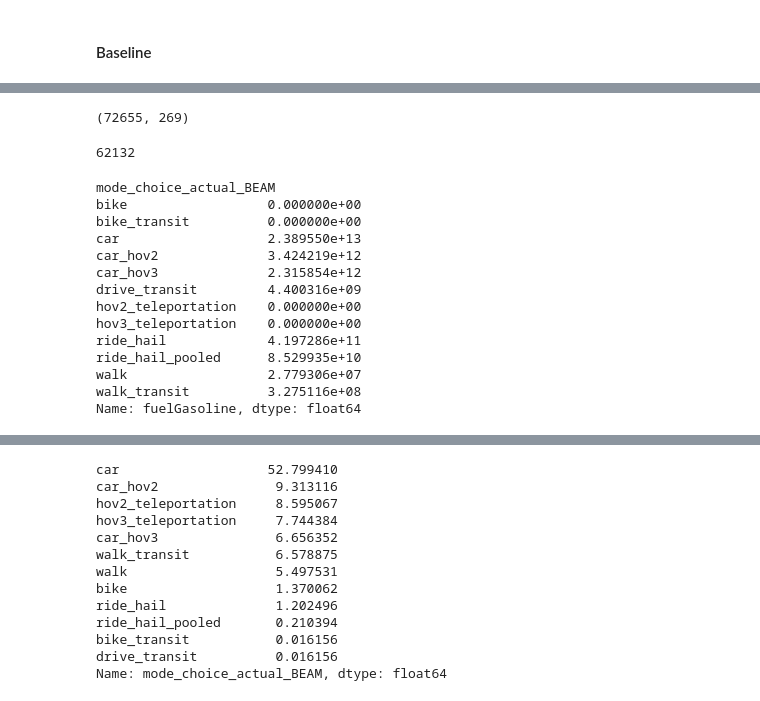
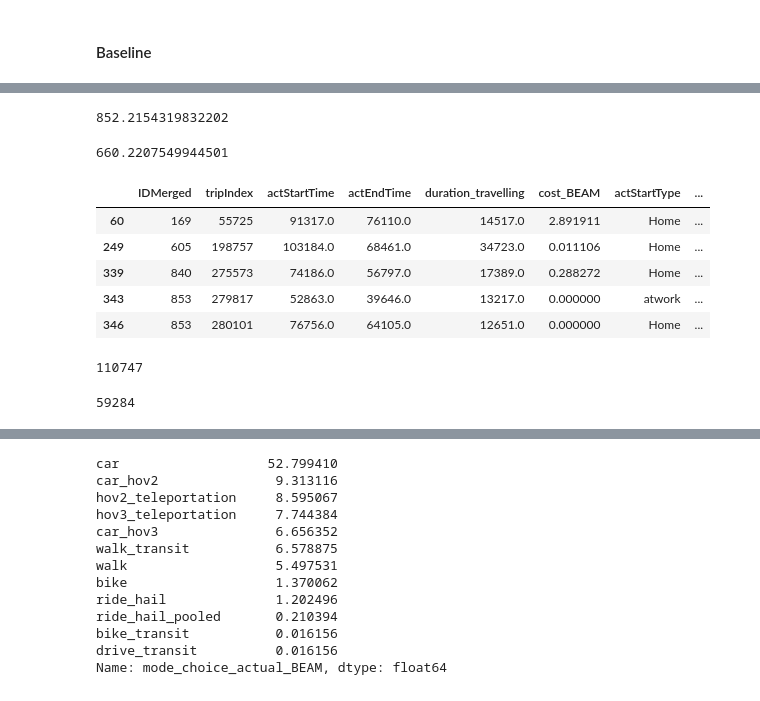
Before and after one commit to LBNL-UCB-STI/beam-core-analysis, a Jupyter notebook: Users/Nazanin/Stacked_Person_Trip_Dataset-Ridehail_price_recalibrated.ipynb, the cells around one changed output, grey strips where cells are left out. Cells and saved outputs as stored; diff of their text form; code cells hidden in the pictures.

```diff
--- a/Users/Nazanin/Stacked_Person_Trip_Dataset-Ridehail_price_recalibrated.ipynb
+++ b/Users/Nazanin/Stacked_Person_Trip_Dataset-Ridehail_price_recalibrated.ipynb
@@ -119,25 +42,25 @@ num_emergency = diesel_car['vehicleIds'].str.contains('emergency').sum()
-# %%
-diesel_car.shape
-# %% [output]
-(72655, 269)
-# %%
-num_emergency
-# %% [output]
-62132
-# %%
-sfbase_cleaned_final.groupby('mode_choice_actual_BEAM')['fuelGasoline'].sum()
-# %% [output]
-mode_choice_actual_BEAM
-bike                  0.000000e+00
-bike_transit          0.000000e+00
-car                   2.389550e+13
-car_hov2              3.424219e+12
-car_hov3              2.315854e+12
-drive_transit         4.400316e+09
-hov2_teleportation    0.000000e+00
-hov3_teleportation    0.000000e+00
-ride_hail             4.197286e+11
-ride_hail_pooled      8.529935e+10
-walk                  2.779306e+07
-walk_transit          3.275116e+08
-Name: fuelGasoline, dtype: float64
+# %%
+sfbase['distance_walking'].mean()
+# %% [output]
+852.2154319832202
+# %%
+sfbase['duration_walking'].mean()
+# %% [output]
+660.2207549944501
+# %%
+sfbase[sfbase['distance_walking'] > 15000].head()
+# %% [output]
+|  | IDMerged | tripIndex | actStartTime | actEndTime | duration_travelling | cost_BEAM | actStartType | ... |
+| 60 | 169 | 55725 | 91317.0 | 76110.0 | 14517.0 | 2.891911 | Home | ... |
+| 249 | 605 | 198757 | 103184.0 | 68461.0 | 34723.0 | 0.011106 | Home | ... |
+| 339 | 840 | 275573 | 74186.0 | 56797.0 | 17389.0 | 0.288272 | Home | ... |
+| 343 | 853 | 279817 | 52863.0 | 39646.0 | 13217.0 | 0.000000 | atwork | ... |
+| 346 | 853 | 280101 | 76756.0 | 64105.0 | 12651.0 | 0.000000 | Home | ... |
+# %%
+len(sfbase[(sfbase['mode_choice_actual_BEAM'] == 'walk') & (sfbase['duration_walking'] < 3600)])
+# %% [output]
+110747
+# %%
+len(sfbase[(sfbase['mode_choice_actual_BEAM'] != 'walk') & (sfbase['duration_walking'] > 3600)])
+# %% [output]
+59284
```
Also changed, not shown: parts of 43 cells of this notebook, 1 other file.
